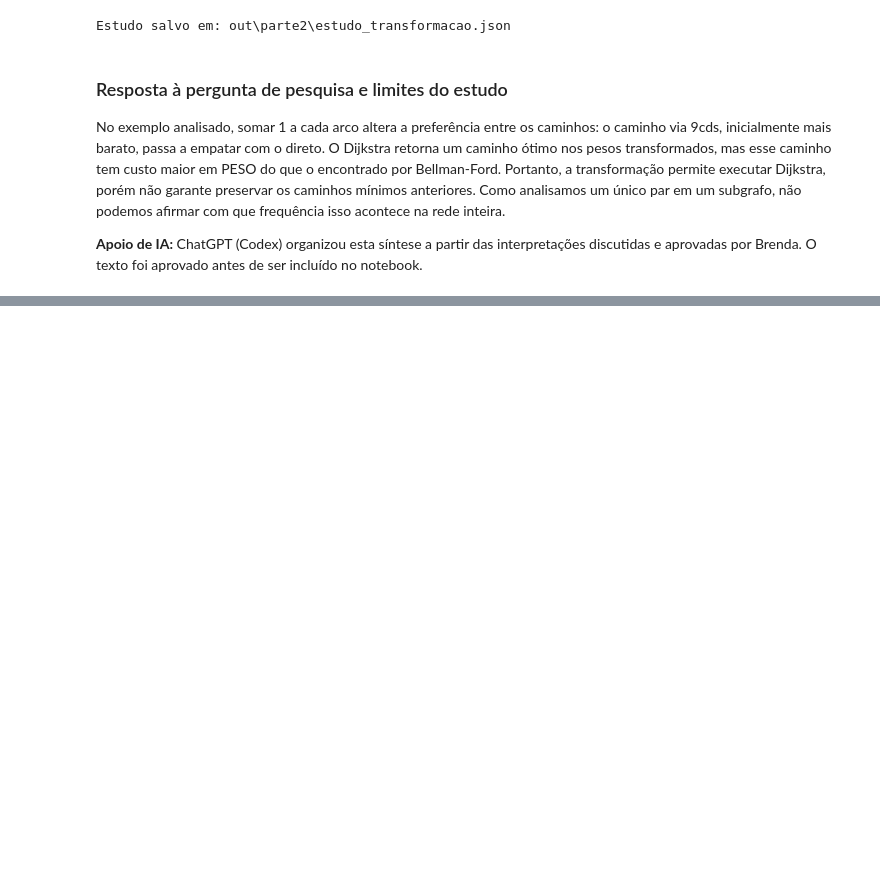
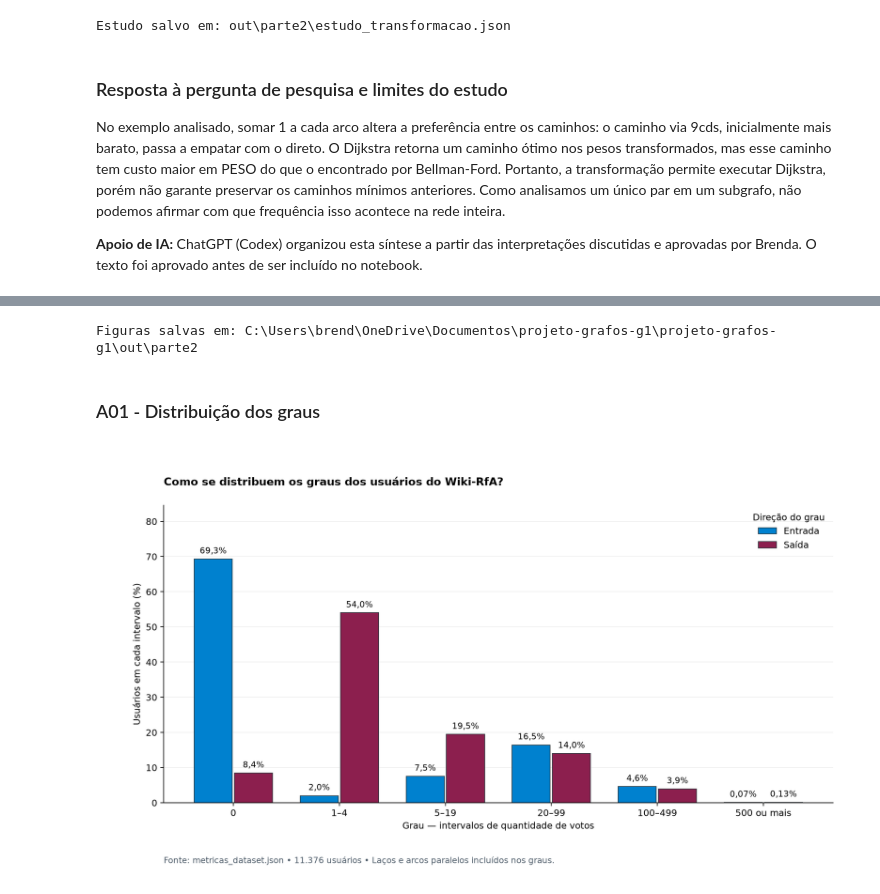
Before and after one commit to Brendalu2005/projeto-grafos-g1, a Jupyter notebook: data/dataset_parte2/experimentos_parte2.ipynb, the cells around one changed output, grey strips where cells are left out. Drawn from its saved outputs; the diff is of its cells as text; code cells hidden in the pictures; blank space fills up the shorter version.

Commit message:
ajustes nas visualizações (pt 2)

```diff
--- a/data/dataset_parte2/experimentos_parte2.ipynb
+++ b/data/dataset_parte2/experimentos_parte2.ipynb
@@ -1000,0 +1028,20 @@ No exemplo analisado, somar 1 a cada arco altera a preferência entre os caminho
+# %%
+# [IA] ChatGPT (Codex) - chama o gerador existente, sem duplicar o desenho das figuras.
+from IPython.display import Image, Markdown, display
+from importlib import reload
+import src.viz as viz
+
+# [IA] ChatGPT (Codex) - recarrega o script para aplicar ajustes visuais nesta sessao.
+reload(viz)
+
+pasta_figuras = raiz_projeto / "out" / "parte2"
+dados_visualizacoes = viz.gerar_figuras_parte2(pasta_figuras)
+print("Figuras salvas em:", pasta_figuras)
+# %% [output]
+Figuras salvas em: C:\Users\brend\OneDrive\Documentos\projeto-grafos-g1\projeto-grafos-g1\out\parte2
+# %% [markdown]
+### A01 - Distribuição dos graus
+# %%
+display(Image(filename=str(pasta_figuras / "andre_01_distribuicao_graus.png"), width=1000))
+# %% [output]
+[figure, added]
```
Also changed, not shown: parts of 17 cells of this notebook, 10 other files.
